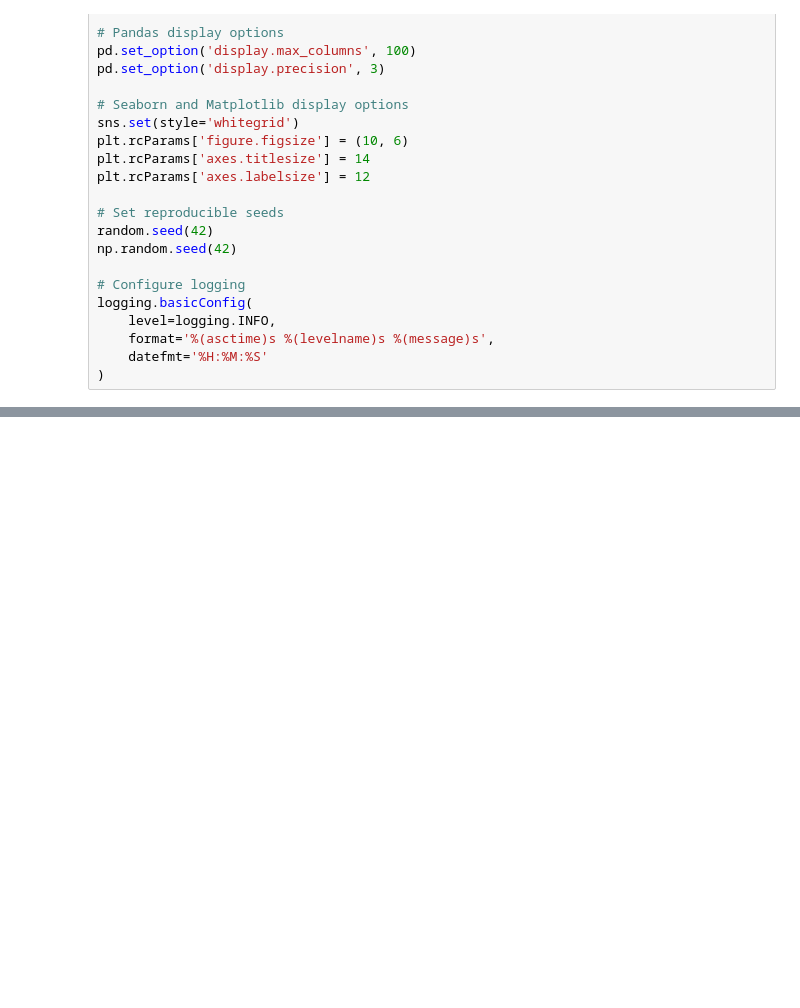
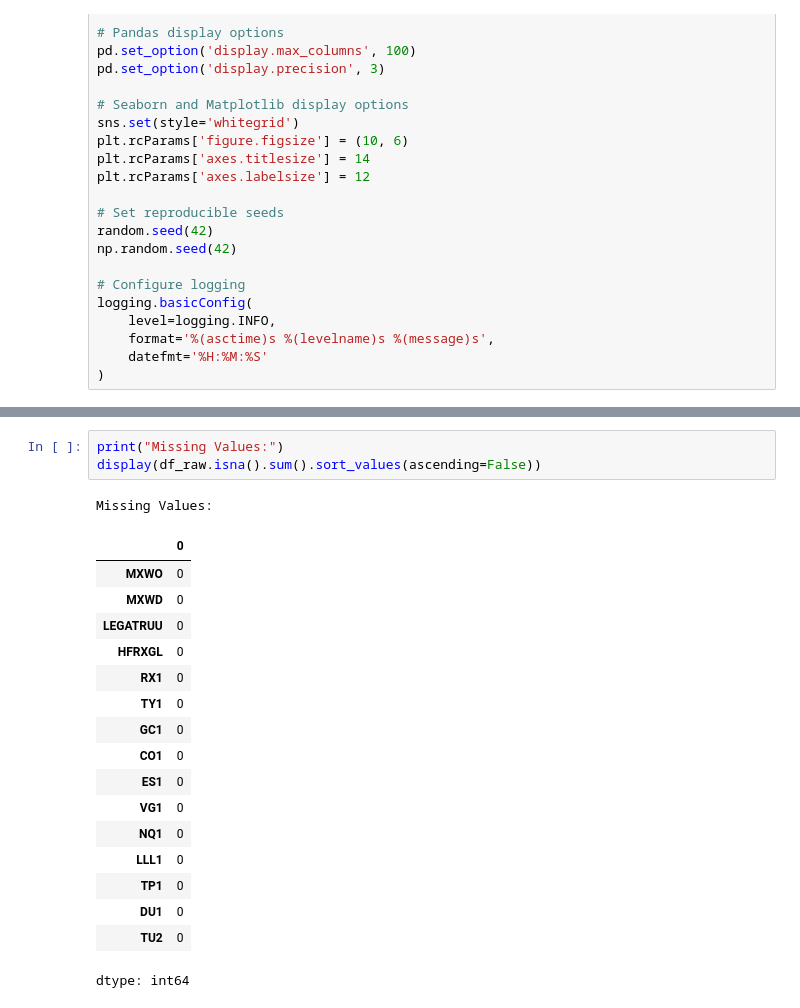
Before and after one commit to jacopo-raffaeli/portfolio-replica, a Jupyter notebook: notebooks/01_Exploratory_Data_Analysis.ipynb, the cells around one changed output, grey strips where cells are left out. Drawn from its saved outputs; the diff is of its cells as text; blank space fills up the shorter version.

```diff
--- a/notebooks/01_Exploratory_Data_Analysis.ipynb
+++ b/notebooks/01_Exploratory_Data_Analysis.ipynb
@@ -126,0 +127,22 @@ data = data_raw.set_index('Date')
+# %%
+print("Missing Values:")
+display(df_raw.isna().sum().sort_values(ascending=False))
+# %% [output]
+Missing Values:
+|  | 0 |
+| MXWO | 0 |
+| MXWD | 0 |
+| LEGATRUU | 0 |
+| HFRXGL | 0 |
+| RX1 | 0 |
+| TY1 | 0 |
+| GC1 | 0 |
+| CO1 | 0 |
+| ES1 | 0 |
+| VG1 | 0 |
+| NQ1 | 0 |
+| LLL1 | 0 |
+| TP1 | 0 |
+| DU1 | 0 |
+| TU2 | 0 |
+dtype: int64
```
Also changed, not shown: parts of 14 cells of this notebook.
